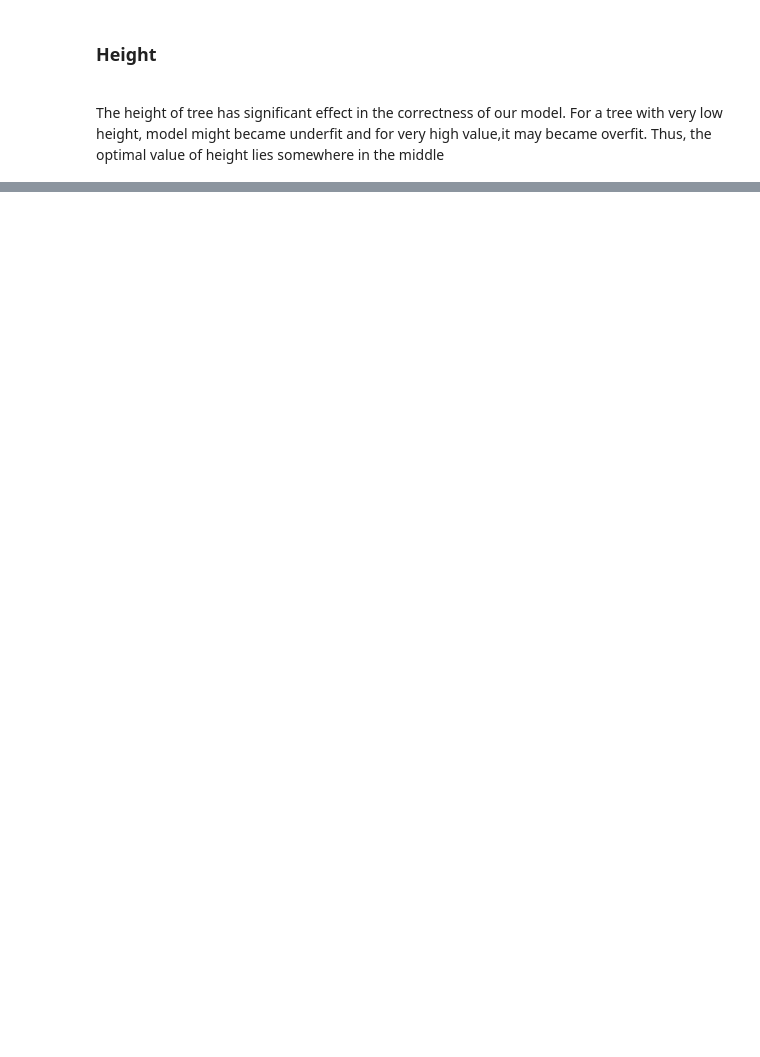
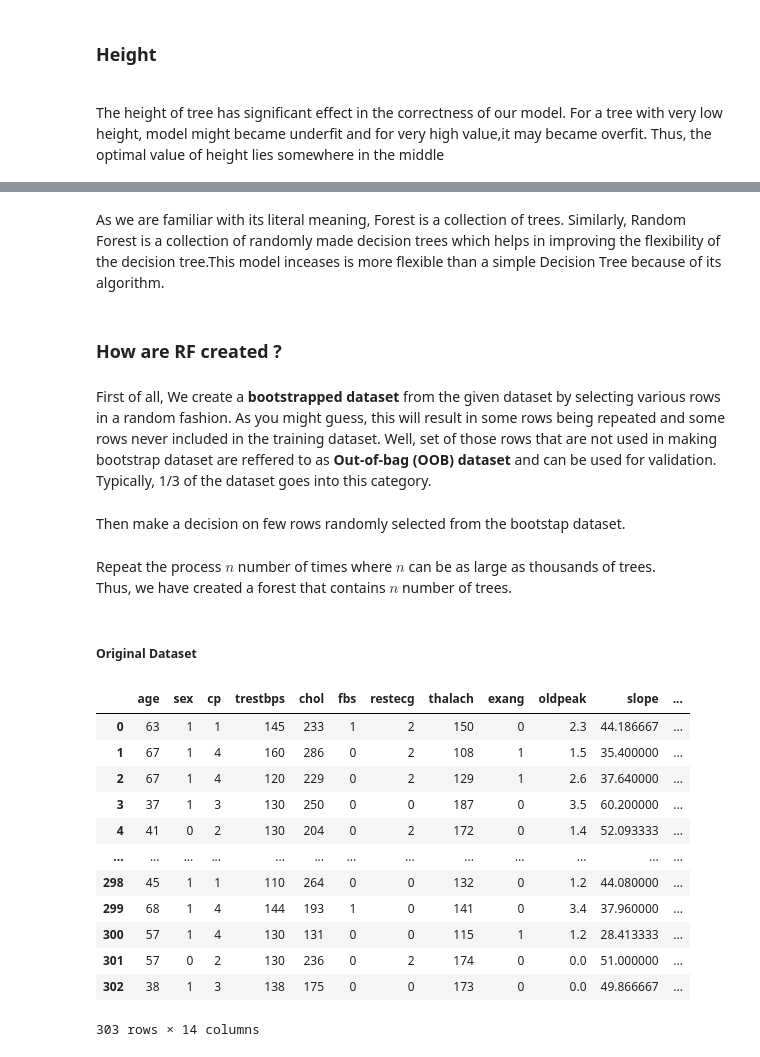
Before and after one commit to pnavin9/DT-and-RF, a Jupyter notebook: dt and rf.ipynb, the cells around one changed output, grey strips where cells are left out. Drawn from its saved outputs; the diff is of its cells as text; code cells hidden in the pictures; blank space fills up the shorter version.

Commit message:
updated to include RF

```diff
--- a/dt and rf.ipynb
+++ b/dt and rf.ipynb
@@ -150,0 +199,29 @@ While these help us to quantify accurracy and precision of our model, Cross Vali
+# %% [markdown]
+As we are familiar with its literal meaning, Forest is a collection of trees. Similarly, Random Forest is a collection of randomly made decision trees which helps in improving the flexibility of the decision tree.This model inceases is more flexible than a simple Decision Tree because of its algorithm.
+# %% [markdown]
+<h3> How are RF created ?</h3>
+# %% [markdown]
+First of all, We create a <b>bootstrapped dataset</b> from the given dataset by selecting various rows in a random fashion. As you might guess, this will result in some rows being repeated and some rows never included in the training dataset. Well, set of those rows that are not used in making bootstrap dataset are reffered to as <b>Out-of-bag (OOB) dataset</b> and can be used for validation. Typically, 1/3 of the dataset goes into this category.
+# %% [markdown]
+Then make a decision on few rows randomly selected from the bootstap dataset.
+# %% [markdown]
+Repeat the process $n$ number of times where $n$ can be as large as thousands of trees.<br>Thus, we have created a forest that contains $n$ number of trees.
+# %% [markdown]
+<h5>Original Dataset</h5>
+# %%
+data = pd.read_csv("C:\\Users\\NAVIN PATWARI\\Desktop\\processed.csv")
+data
+# %% [output]
+|  | age | sex | cp | trestbps | chol | fbs | restecg | thalach | exang | oldpeak | slope | ... |
+| 0 | 63 | 1 | 1 | 145 | 233 | 1 | 2 | 150 | 0 | 2.3 | 44.186667 | ... |
+| 1 | 67 | 1 | 4 | 160 | 286 | 0 | 2 | 108 | 1 | 1.5 | 35.400000 | ... |
+| 2 | 67 | 1 | 4 | 120 | 229 | 0 | 2 | 129 | 1 | 2.6 | 37.640000 | ... |
+| 3 | 37 | 1 | 3 | 130 | 250 | 0 | 0 | 187 | 0 | 3.5 | 60.200000 | ... |
+| 4 | 41 | 0 | 2 | 130 | 204 | 0 | 2 | 172 | 0 | 1.4 | 52.093333 | ... |
+| ... | ... | ... | ... | ... | ... | ... | ... | ... | ... | ... | ... | ... |
+| 298 | 45 | 1 | 1 | 110 | 264 | 0 | 0 | 132 | 0 | 1.2 | 44.080000 | ... |
+| 299 | 68 | 1 | 4 | 144 | 193 | 1 | 0 | 141 | 0 | 3.4 | 37.960000 | ... |
+| 300 | 57 | 1 | 4 | 130 | 131 | 0 | 0 | 115 | 1 | 1.2 | 28.413333 | ... |
+| 301 | 57 | 0 | 2 | 130 | 236 | 0 | 2 | 174 | 0 | 0.0 | 51.000000 | ... |
+| 302 | 38 | 1 | 3 | 138 | 175 | 0 | 0 | 173 | 0 | 0.0 | 49.866667 | ... |
+303 rows × 14 columns
```
Also changed, not shown: parts of 36 cells of this notebook.
